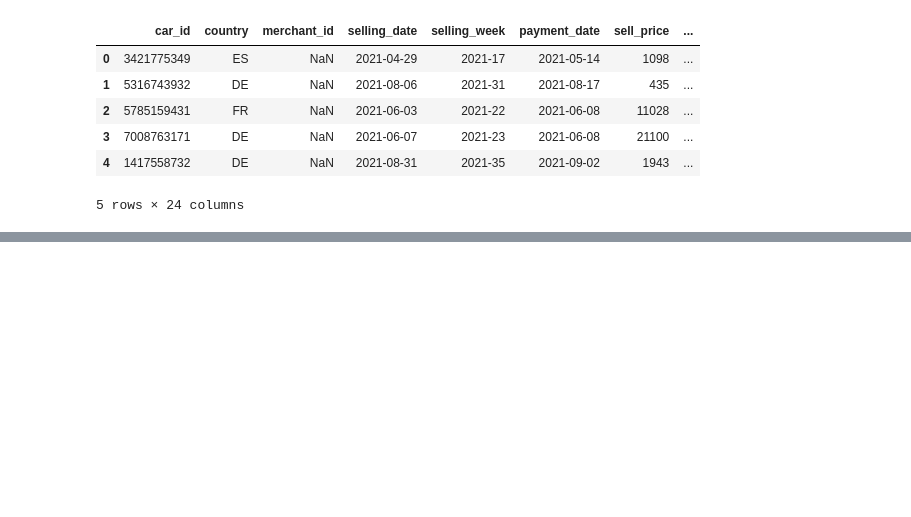
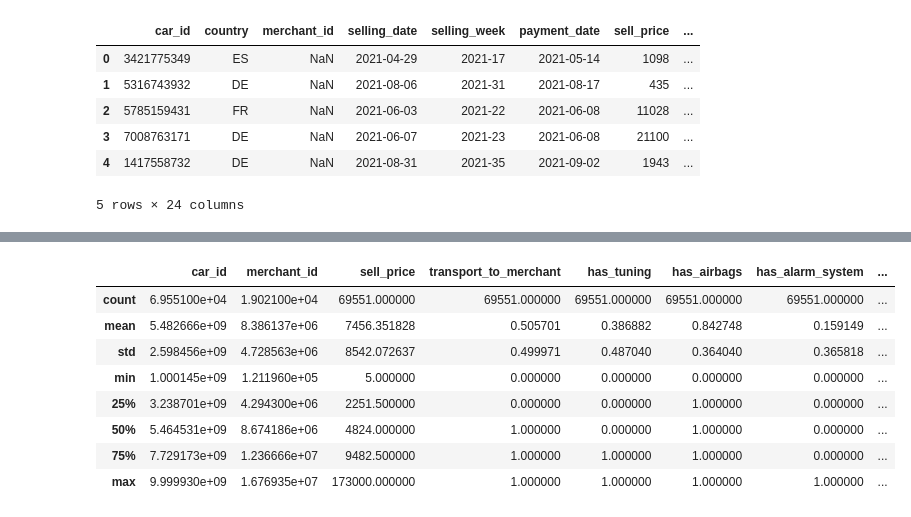
Before and after one commit to dileepsathyan/assignments, a Jupyter notebook: Vroom Virtusa/Vroom Virtusa Assignment.ipynb, the cells around one changed output, grey strips where cells are left out. Cells and saved outputs as stored; diff of their text form; code cells hidden in the pictures; blank space fills up the shorter version.

```diff
--- a/Vroom Virtusa/Vroom Virtusa Assignment.ipynb
+++ b/Vroom Virtusa/Vroom Virtusa Assignment.ipynb
@@ -605,0 +617,5 @@ df_cc_dup.shape
+# %%
+# Adjusting the above value to 0 to perfect the dataframe
+
+df_cc_dup['full_refunds'][21321] = 0
+df_cc_dup[df_cc_dup['car_id'] == 7742228459]
@@ -676,0 +726,12 @@ df_master.head()
+# %%
+df_master.describe()
+# %% [output]
+|  | car_id | merchant_id | sell_price | transport_to_merchant | has_tuning | has_airbags | has_alarm_system | ... |
+| count | 6.955100e+04 | 1.902100e+04 | 69551.000000 | 69551.000000 | 69551.000000 | 69551.000000 | 69551.000000 | ... |
+| mean | 5.482666e+09 | 8.386137e+06 | 7456.351828 | 0.505701 | 0.386882 | 0.842748 | 0.159149 | ... |
+| std | 2.598456e+09 | 4.728563e+06 | 8542.072637 | 0.499971 | 0.487040 | 0.364040 | 0.365818 | ... |
+| min | 1.000145e+09 | 1.211960e+05 | 5.000000 | 0.000000 | 0.000000 | 0.000000 | 0.000000 | ... |
+| 25% | 3.238701e+09 | 4.294300e+06 | 2251.500000 | 0.000000 | 0.000000 | 1.000000 | 0.000000 | ... |
+| 50% | 5.464531e+09 | 8.674186e+06 | 4824.000000 | 1.000000 | 0.000000 | 1.000000 | 0.000000 | ... |
+| 75% | 7.729173e+09 | 1.236666e+07 | 9482.500000 | 1.000000 | 1.000000 | 1.000000 | 0.000000 | ... |
+| max | 9.999930e+09 | 1.676935e+07 | 173000.000000 | 1.000000 | 1.000000 | 1.000000 | 1.000000 | ... |
```
Also changed, not shown: parts of 7 cells of this notebook, 2 other files.
